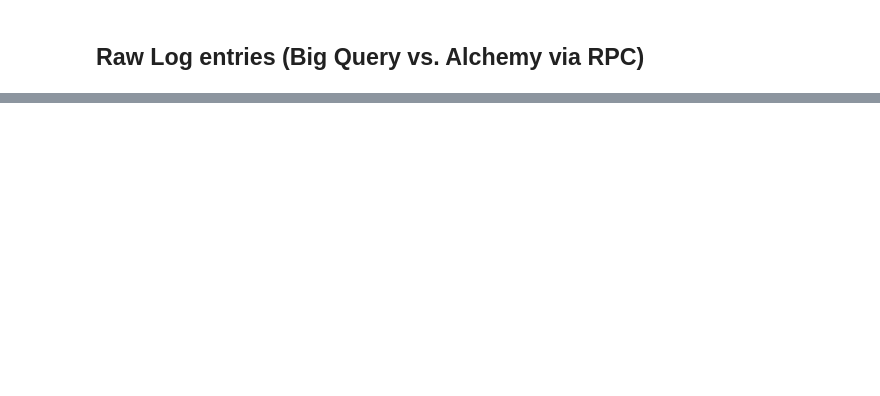
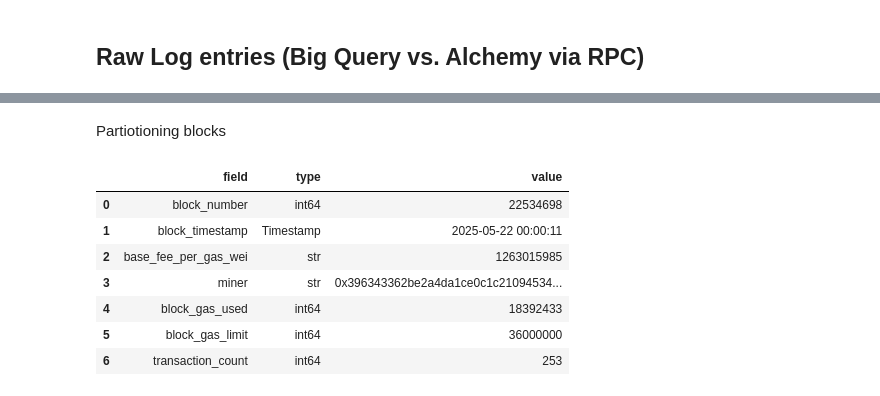
Before and after one commit to anirudh9280/ChainSense, a Jupyter notebook: notebooks/01_exploration.ipynb, the cells around one changed output, grey strips where cells are left out. Cells and saved outputs as stored; diff of their text form; code cells hidden in the pictures; blank space fills up the shorter version.

```diff
--- a/notebooks/01_exploration.ipynb
+++ b/notebooks/01_exploration.ipynb
@@ -102,0 +258,13 @@ pd.concat([bq_tx, rpc_tx], axis=1)
+# %% [markdown]
+Partiotioning blocks
+# %%
+inspect("../data/bronze/blocks/blocks.parquet")
+# %% [output]
+|  | field | type | value |
+| 0 | block_number | int64 | 22534698 |
+| 1 | block_timestamp | Timestamp | 2025-05-22 00:00:11 |
+| 2 | base_fee_per_gas_wei | str | 1263015985 |
+| 3 | miner | str | 0x396343362be2a4da1ce0c1c21094534... |
+| 4 | block_gas_used | int64 | 18392433 |
+| 5 | block_gas_limit | int64 | 36000000 |
+| 6 | transaction_count | int64 | 253 |
```
Also changed, not shown: parts of 20 cells of this notebook, 22 other files.
